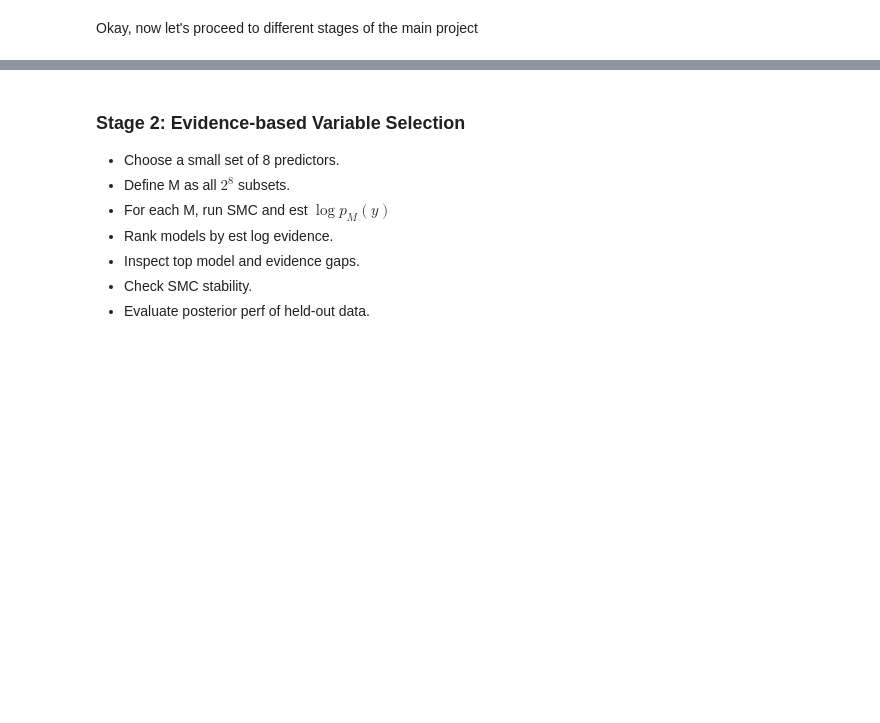
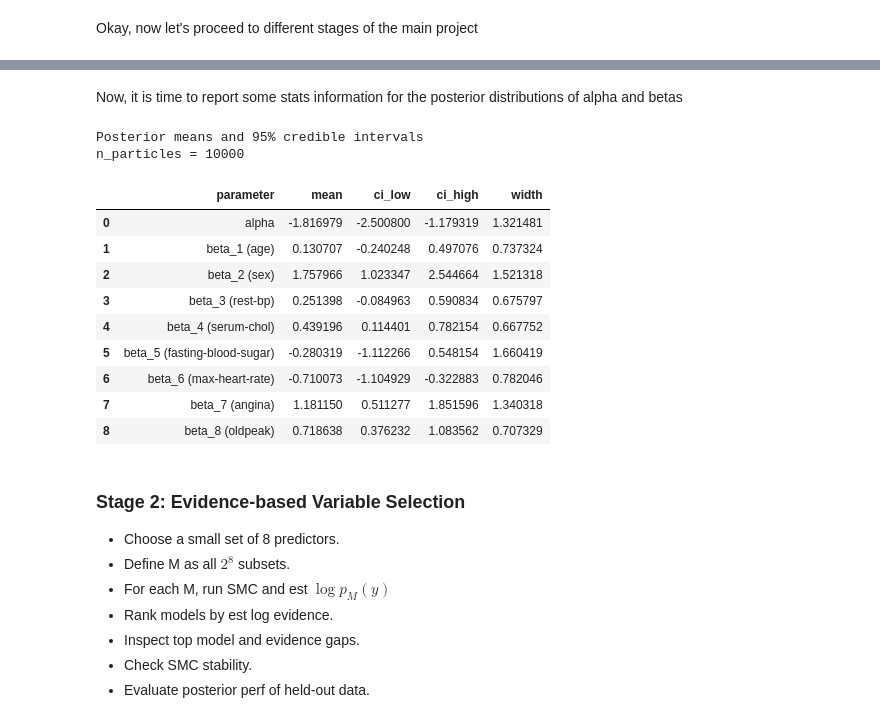
Before and after one commit to saobangmath/MiniProject-PhD-, a Jupyter notebook: MCMC/model-selection.ipynb, the cells around one changed output, grey strips where cells are left out. Cells and saved outputs as stored; diff of their text form; code cells hidden in the pictures; blank space fills up the shorter version.

Commit message:
add code for reporting parameters distrs

```diff
--- a/MCMC/model-selection.ipynb
+++ b/MCMC/model-selection.ipynb
@@ -351,3 +350,83 @@ plot_smc_histograms(smc)
+# %% [markdown]
+Now, it is time to report some stats information for the posterior distributions of alpha and betas
+# %%
+import numpy as np
+import pandas as pd
+
+def report_posterior_means_and_ci(smc_obj, predictor_names=None, ci_level=0.95):
+    """
+    Report posterior means and equal-tailed credible intervals for alpha and betas.
+
+    Parameters
+    ----------
+    smc_obj : SMC
+        Fitted SMC object with current particles.
+    predictor_names : list[str] | None
+        Names for betas. If None, try `chosen_X.columns`, else beta_1, beta_2, ...
+    ci_level : float
+        Credible interval level (default 0.95).
+
+    Returns
+    -------
+    pandas.DataFrame
+        Columns: parameter, mean, ci_low, ci_high, width, excludes_zero
+    """
+    particles = _extract_particles_array(smc_obj)
+    n_params = particles.shape[1]
+    n_betas = n_params - 1
+
+    if predictor_names is None:
+        try:
+            predictor_names = list(chosen_X.columns)
+        except NameError:
+            predictor_names = [f"beta_{j+1}" for j in range(n_betas)]
+
+    if len(predictor_names) != n_betas:
+        raise ValueError(
+            f"Expected {n_betas} predictor names, got {len(predictor_names)}"
+        )
+
+    labels = ["alpha"] + [
+        f"beta_{j+1} ({name})" for j, name in enumerate(predictor_names)
+    ]
+
+    alpha = (1.0 - ci_level) / 2.0
+    means = particles.mean(axis=0)
+    ci_low = np.quantile(particles, alpha, axis=0)
+    ci_high = np.quantile(particles, 1.0 - alpha, axis=0)
+    widths = ci_high - ci_low
+
+    df = pd.DataFrame(
+        {
+            "parameter": labels,
+            "mean": means,
+            "ci_low": ci_low,
+            "ci_high": ci_high,
+            "width": widths
+        }
+    )
+
+    print(f"Posterior means and {int(ci_level * 100)}% credible intervals")
+    print(f"n_particles = {particles.shape[0]}")
+    return df
+
+
+# Usage
+posterior_summary_df = report_posterior_means_and_ci(smc)
+posterior_summary_df
+# %% [output]
+Posterior means and 95% credible intervals
+n_particles = 10000
+|  | parameter | mean | ci_low | ci_high | width |
+| 0 | alpha | -1.816979 | -2.500800 | -1.179319 | 1.321481 |
+| 1 | beta_1 (age) | 0.130707 | -0.240248 | 0.497076 | 0.737324 |
+| 2 | beta_2 (sex) | 1.757966 | 1.023347 | 2.544664 | 1.521318 |
+| 3 | beta_3 (rest-bp) | 0.251398 | -0.084963 | 0.590834 | 0.675797 |
+| 4 | beta_4 (serum-chol) | 0.439196 | 0.114401 | 0.782154 | 0.667752 |
+| 5 | beta_5 (fasting-blood-sugar) | -0.280319 | -1.112266 | 0.548154 | 1.660419 |
+| 6 | beta_6 (max-heart-rate) | -0.710073 | -1.104929 | -0.322883 | 0.782046 |
+| 7 | beta_7 (angina) | 1.181150 | 0.511277 | 1.851596 | 1.340318 |
+| 8 | beta_8 (oldpeak) | 0.718638 | 0.376232 | 1.083562 | 0.707329 |
 # %% [markdown]
 ### Stage 2: Evidence-based Variable Selection
 
```
Also changed, not shown: parts of 7 cells of this notebook.
